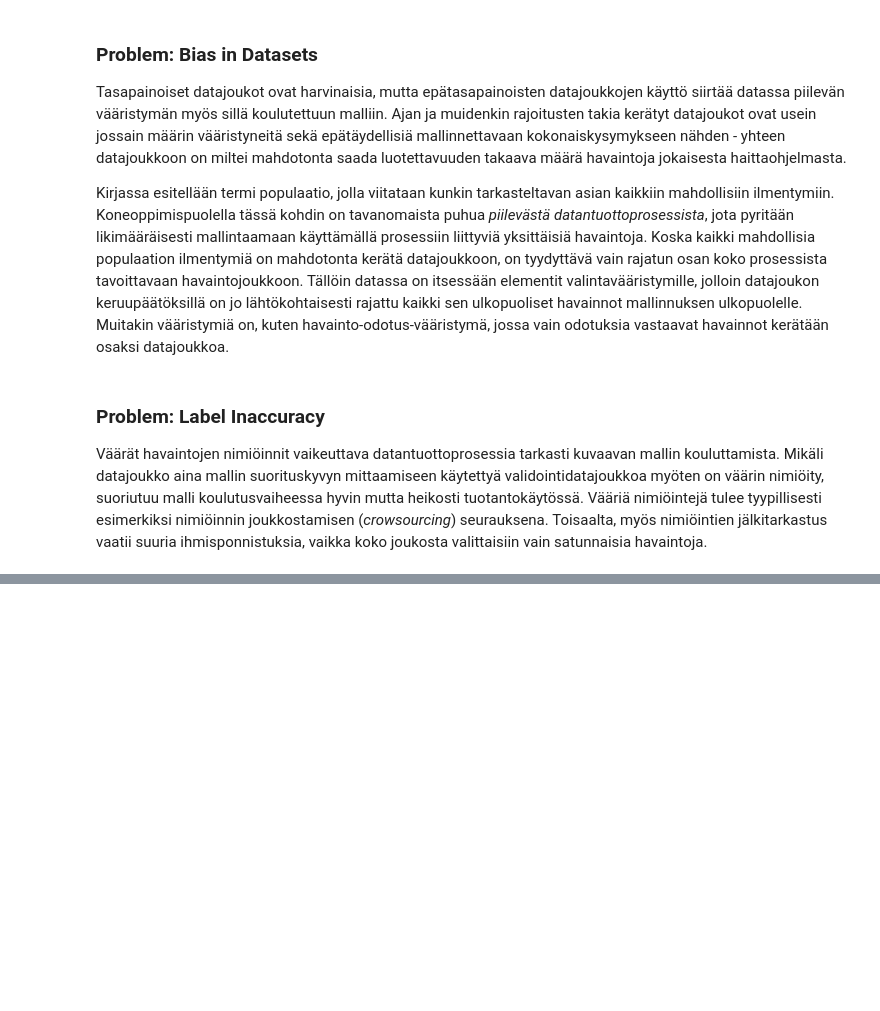
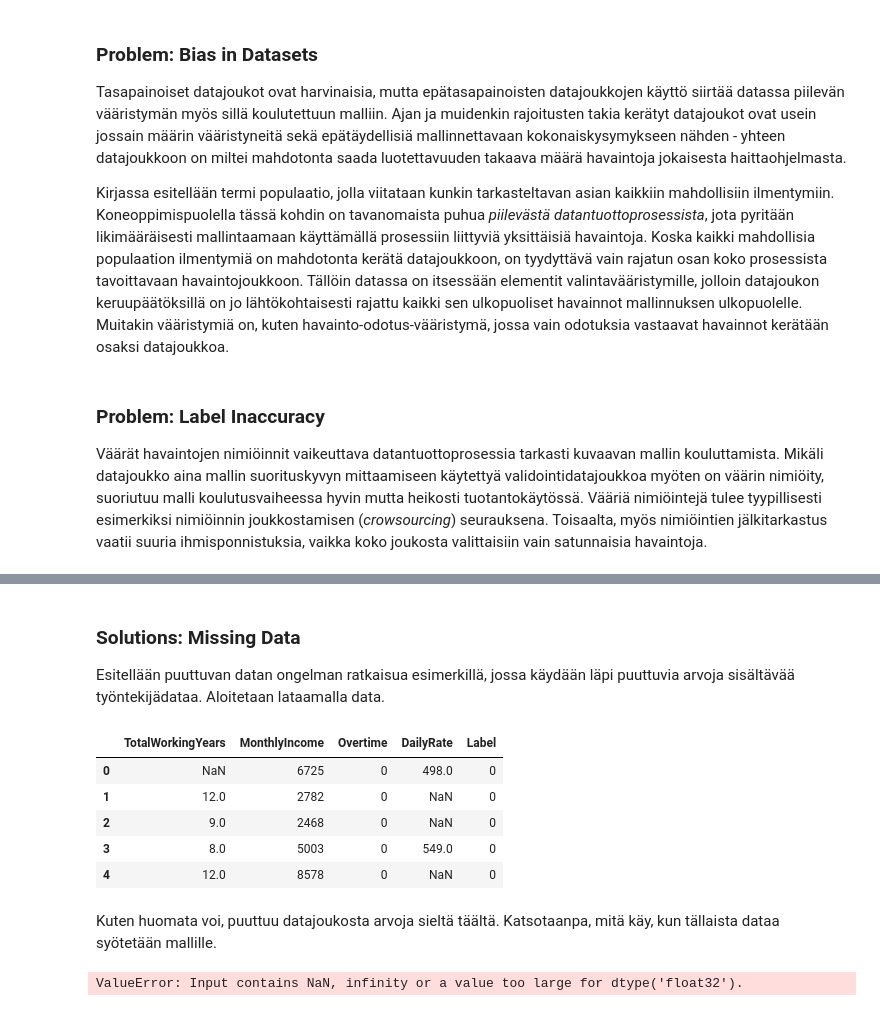
Before and after one commit to karmus89/machine-learning-and-security, a Jupyter notebook: 07. Production Systems.ipynb, the cells around one changed output, grey strips where cells are left out. Saved outputs shown, nothing was run; the diff lists cells and outputs as text; code cells hidden in the pictures; blank space fills up the shorter version.

```diff
--- a/07. Production Systems.ipynb
+++ b/07. Production Systems.ipynb
@@ -58,0 +65,35 @@ Esiteltyihin ongelmiin on joitakin ratkaisuja. Tärkeintä on ymmärtää, että
+# %% [markdown]
+### Solutions: Missing Data
+
+Esitellään puuttuvan datan ongelman ratkaisua esimerkillä, jossa käydään läpi puuttuvia arvoja sisältävää työntekijädataa. Aloitetaan lataamalla data.
+# %%
+import os
+import pandas as pd
+import numpy as np
+
+df = pd.read_csv('datasets/employee_attrition_missing.csv')
+df.head()
+# %% [output]
+|  | TotalWorkingYears | MonthlyIncome | Overtime | DailyRate | Label |
+| 0 | NaN | 6725 | 0 | 498.0 | 0 |
+| 1 | 12.0 | 2782 | 0 | NaN | 0 |
+| 2 | 9.0 | 2468 | 0 | NaN | 0 |
+| 3 | 8.0 | 5003 | 0 | 549.0 | 0 |
+| 4 | 12.0 | 8578 | 0 | NaN | 0 |
+# %% [markdown]
+Kuten huomata voi, puuttuu datajoukosta arvoja sieltä täältä. Katsotaanpa, mitä käy, kun tällaista dataa syötetään mallille.
+# %%
+from sklearn.model_selection import train_test_split
+from sklearn.tree import DecisionTreeClassifier
+from sklearn.metrics import accuracy_score
+
+X_train, X_test, y_train, y_test = train_test_split(
+    df.drop('Label', axis=1), df.Label,
+    test_size=0.3, random_state=0)
+
+clf = DecisionTreeClassifier(random_state=0).fit(X_train, y_train)
+
+y_pred = clf.predict(X_test)
+accuracy_score(y_test, y_pred)
+# %% [output]
+ValueError: Input contains NaN, infinity or a value too large for dtype('float32').
```
Also changed, not shown: parts of 21 cells of this notebook, 1 other file.
